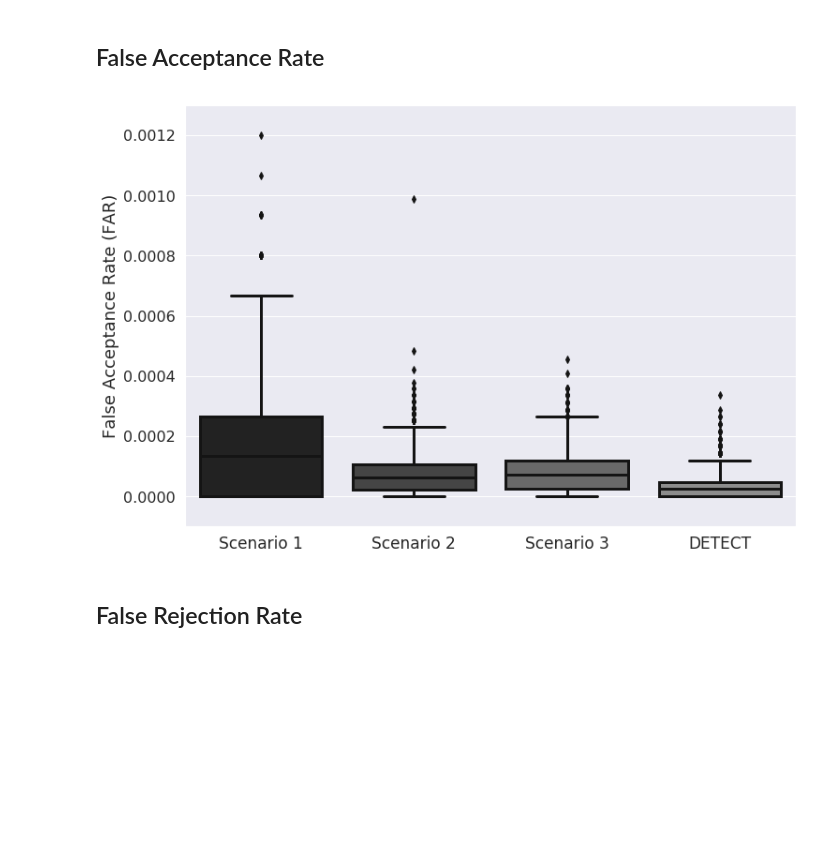
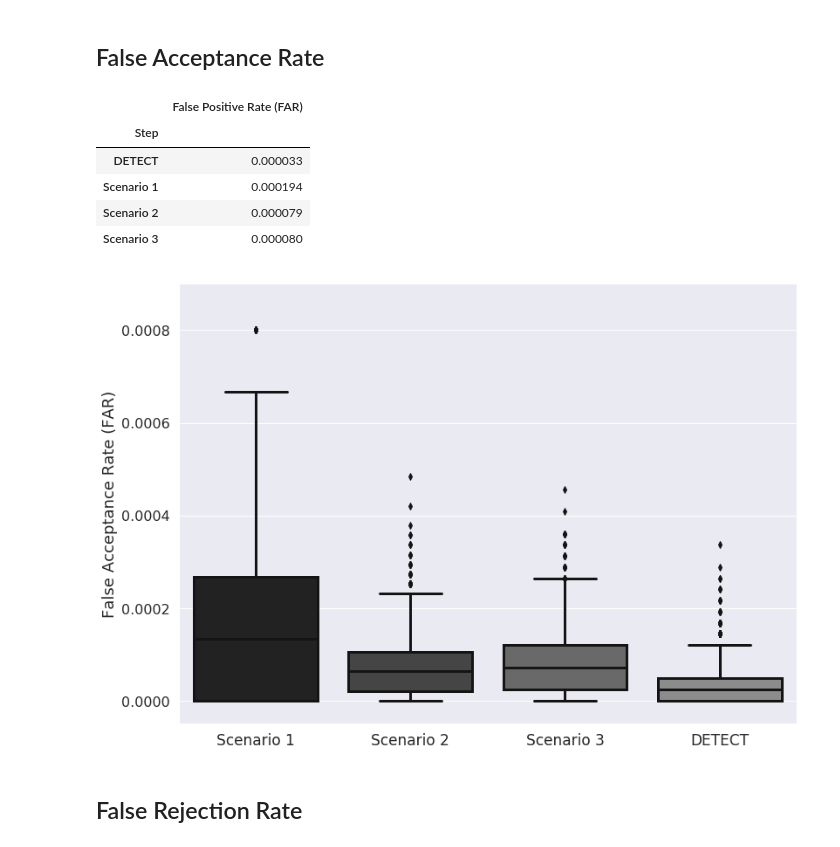
Before and after one commit to marceloFA/healthsense, a Jupyter notebook: Classification Metrics.ipynb, the cells around one changed output. Drawn from its saved outputs; the diff is of its cells as text; code cells hidden in the pictures; blank space fills up the shorter version.

```diff
--- a/Classification Metrics.ipynb
+++ b/Classification Metrics.ipynb
@@ -82,32 +93,43 @@ metrics_step_4 = get_metrics('confusion_matrix_4.csv')
 # %% [markdown]
 ## False Acceptance Rate
 # %%
-far_columns = ['False Positive Rate (FAR)','Step']
+metric = 'False Positive Rate (FAR)'
+far_columns = [metric,'Step']
 far_data = pd.concat([
     metrics_step_1[far_columns],
     metrics_step_2[far_columns],
     metrics_step_3[far_columns],
     metrics_step_4[far_columns]
 ])
 
-sns.set(rc={'figure.figsize':(11.7,8.27)})
-plot = sns.boxplot( x=far_data["Step"], y=far_data["False Positive Rate (FAR)"], linewidth=3, palette=sns.dark_palette("lightgrey"))
+sns.set(rc={'figure.figsize':(12.7,9.27)})
+plot = sns.boxplot( x=far_data["Step"], y=far_data[metric], linewidth=3, palette=sns.dark_palette("lightgrey"))
 
 # y limit
-plot.set(ylim=(-0.00010,0.0013)) # I'm hiding one Step 1 huge outlier so it does not completly mess the figure up
+plot.set(ylim=(-0.00005,0.0009)) # I'm hiding one Step 1 huge outlier so it does not completly mess the figure up
 
 # labels
 plot.set_ylabel("False Acceptance Rate (FAR)",fontsize=18)
 plot.set_xlabel("")
 
 # ticks
 plot.set_yticklabels(['{:,.4f}'.format(x) for x in plot.get_yticks()], size=16)
 plot.set_xticklabels(plot.get_xticklabels(), size = 17)
 
 # save plot
 plt.savefig('FAR_box_plot.eps')
+
+# print mean values for each scenario
+# mean values for each step
+far_data.groupby('Step').mean()
 # %% [output]
+|  | False Positive Rate (FAR) |
+| Step |  |
+| DETECT | 0.000033 |
+| Scenario 1 | 0.000194 |
+| Scenario 2 | 0.000079 |
+| Scenario 3 | 0.000080 |
-[figure, old version]
+[figure, new version]
 # %% [markdown]
 ## False Rejection Rate
 # %%
```
Also changed, not shown: parts of 4 cells of this notebook, 2 other files.
